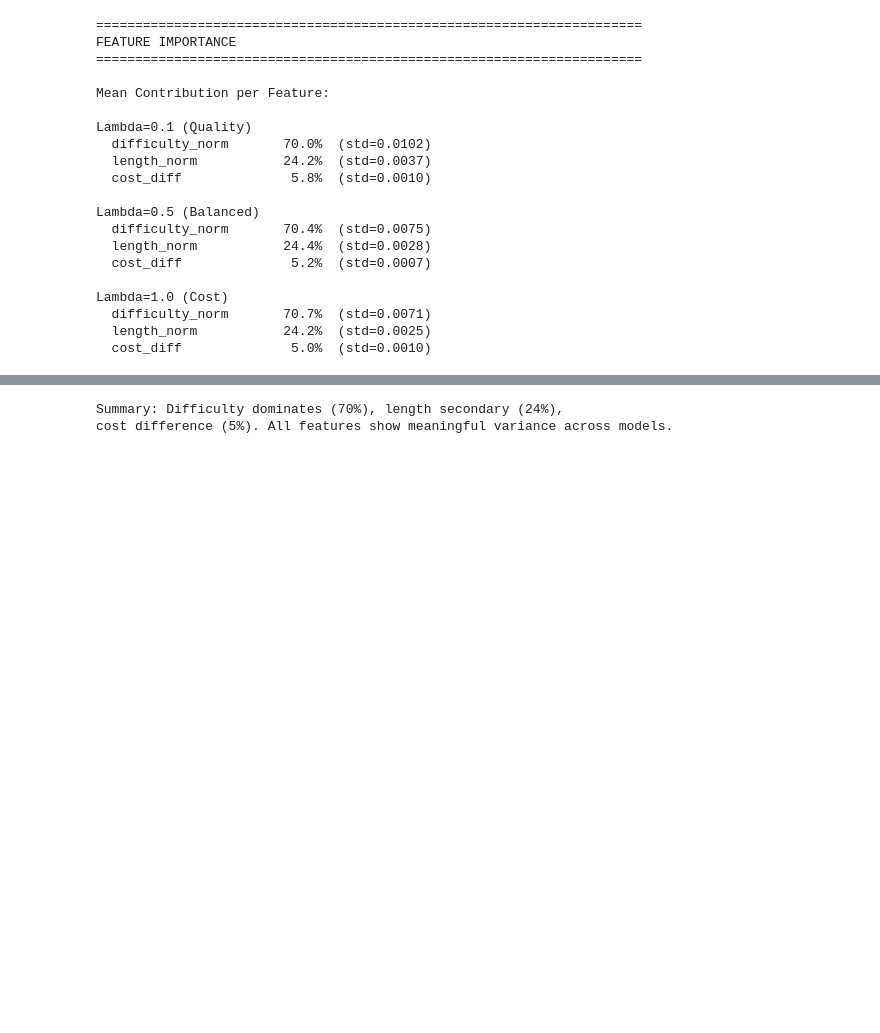
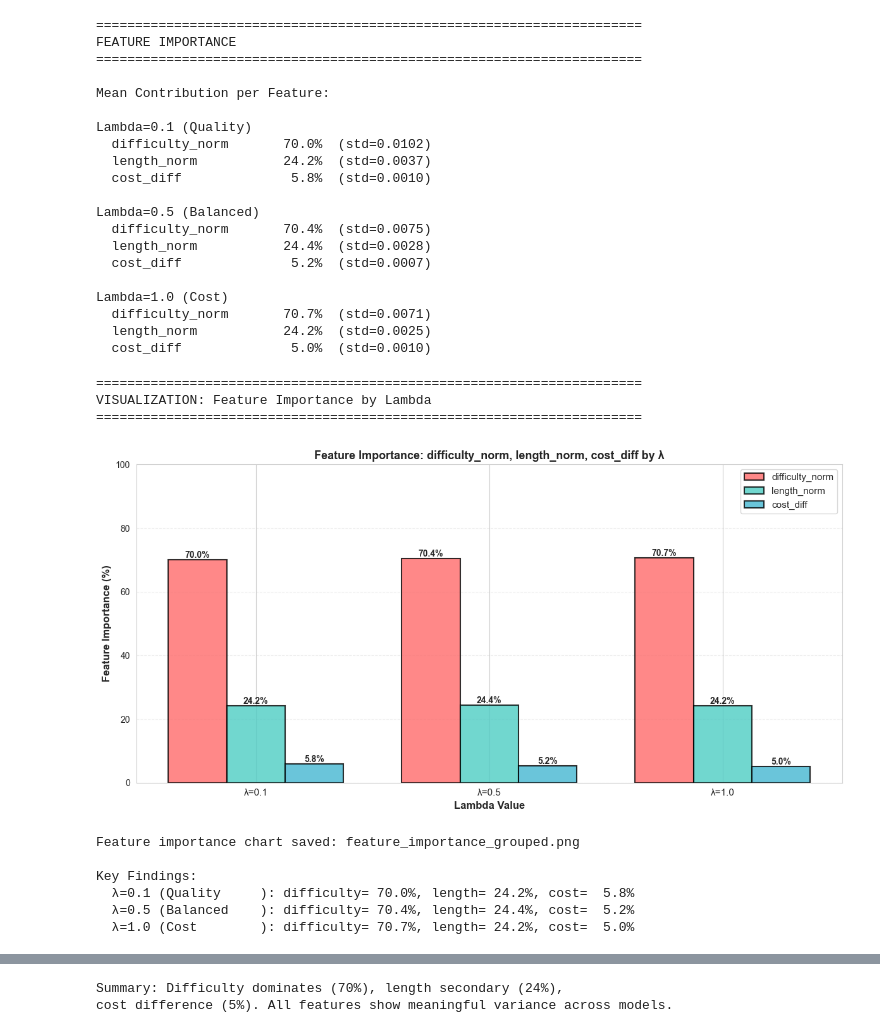
Before and after one commit to edmundnwl/BT4014-Contextual-Bandit-Algo, a Jupyter notebook: Project/dueling_bandit_training.ipynb, the cells around one changed output, grey strips where cells are left out. Cells and saved outputs as stored; diff of their text form; code cells hidden in the pictures; blank space fills up the shorter version.

```diff
--- a/Project/dueling_bandit_training.ipynb
+++ b/Project/dueling_bandit_training.ipynb
@@ -888,3 +954,81 @@ Lambda=1.0 (Cost)
   difficulty_norm       70.7%  (std=0.0071)
   length_norm           24.2%  (std=0.0025)
   cost_diff              5.0%  (std=0.0010)
+# %%
+print("\n" + "="*70)
+print("VISUALIZATION: Feature Importance by Lambda")
+print("="*70)
+
+# Compute feature contributions for each lambda
+feature_data = {}
+for lam in lambda_values:
+    weights_by_feature = {f: [] for f in semantic_features}
+
+    for model in model_names:
+        w = cost_aware_models[lam].w[model]
+        for feat_idx, feat_name in enumerate(semantic_features):
+            weights_by_feature[feat_name].append(abs(w[feat_idx]))
+
+    total_weight = sum(np.mean(weights_by_feature[f]) for f in semantic_features)
+    contributions = {}
+
+    for feat_name in semantic_features:
+        mean_weight = np.mean(weights_by_feature[feat_name])
+        contribution = (mean_weight / total_weight) * 100 if total_weight > 0 else 0
+        contributions[feat_name] = contribution
+
+    feature_data[lam] = contributions
+
+# Create grouped bar chart
+fig, ax = plt.subplots(figsize=(12, 6))
+
+x = np.arange(len(lambda_values))
+width = 0.25
+colors_feat = ['#FF6B6B', '#4ECDC4', '#45B7D1']
+
+for feat_idx, feat_name in enumerate(semantic_features):
+    values = [feature_data[lam][feat_name] for lam in lambda_values]
+    offset = (feat_idx - 1) * width
+    bars = ax.bar(x + offset, values, width, label=feat_name, color=colors_feat[feat_idx],
+                  edgecolor='black', alpha=0.8, linewidth=1.5)
+
+    # Add value labels on bars
+    for bar in bars:
+        height = bar.get_height()
+        ax.text(bar.get_x() + bar.get_width()/2., height,
+                f'{height:.1f}%', ha='center', va='bottom', fontsize=10, fontweight='bold')
+
+ax.set_xlabel('Lambda Value', fontsize=12, fontweight='bold')
+ax.set_ylabel('Feature Importance (%)', fontsize=12, fontweight='bold')
+ax.set_title('Feature Importance: difficulty_norm, length_norm, cost_diff by λ',
+             fontsize=13, fontweight='bold')
+ax.set_xticks(x)
+ax.set_xticklabels([f'λ={lam}' for lam in lambda_values], fontsize=11)
+ax.set_ylim(0, 100)
+ax.legend(fontsize=11, loc='upper right')
+ax.grid(True, alpha=0.3, axis='y', linestyle='--')
+
+plt.tight_layout()
+plt.savefig('feature_importance_grouped.png', dpi=150, bbox_inches='tight')
+plt.show()
+
+print("\nFeature importance chart saved: feature_importance_grouped.png")
+print("\nKey Findings:")
+for lam in lambda_values:
+    label = "Quality" if lam == 0.1 else "Balanced" if lam == 0.5 else "Cost"
+    data = feature_data[lam]
+    print(f"  λ={lam} ({label:12}): "
+          f"difficulty={data['difficulty_norm']:5.1f}%, "
+          f"length={data['length_norm']:5.1f}%, "
+          f"cost={data['cost_diff']:5.1f}%")
+# %% [output]
+======================================================================
+VISUALIZATION: Feature Importance by Lambda
+======================================================================
+[figure, added]
+Feature importance chart saved: feature_importance_grouped.png
+
+Key Findings:
+  λ=0.1 (Quality     ): difficulty= 70.0%, length= 24.2%, cost=  5.8%
+  λ=0.5 (Balanced    ): difficulty= 70.4%, length= 24.4%, cost=  5.2%
+  λ=1.0 (Cost        ): difficulty= 70.7%, length= 24.2%, cost=  5.0%
```
Also changed, not shown: parts of 5 cells of this notebook.
